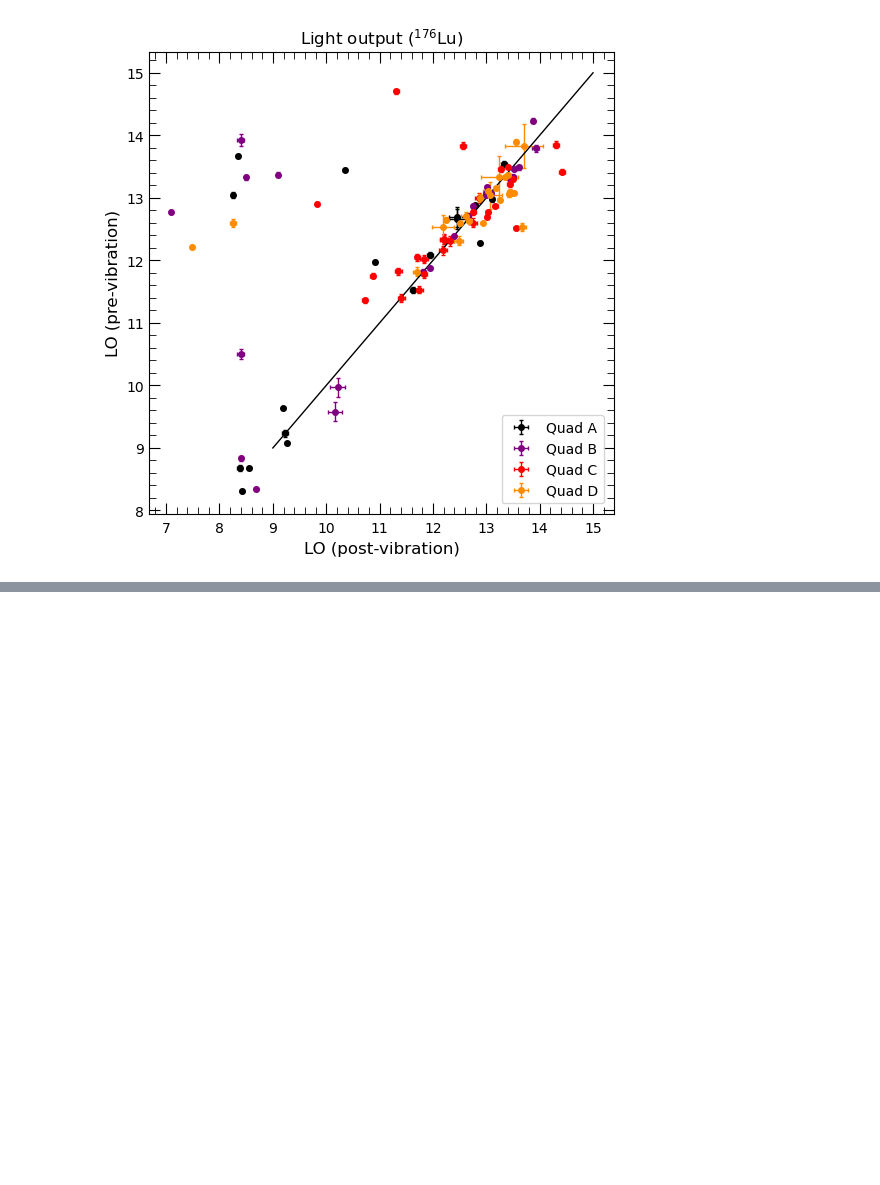
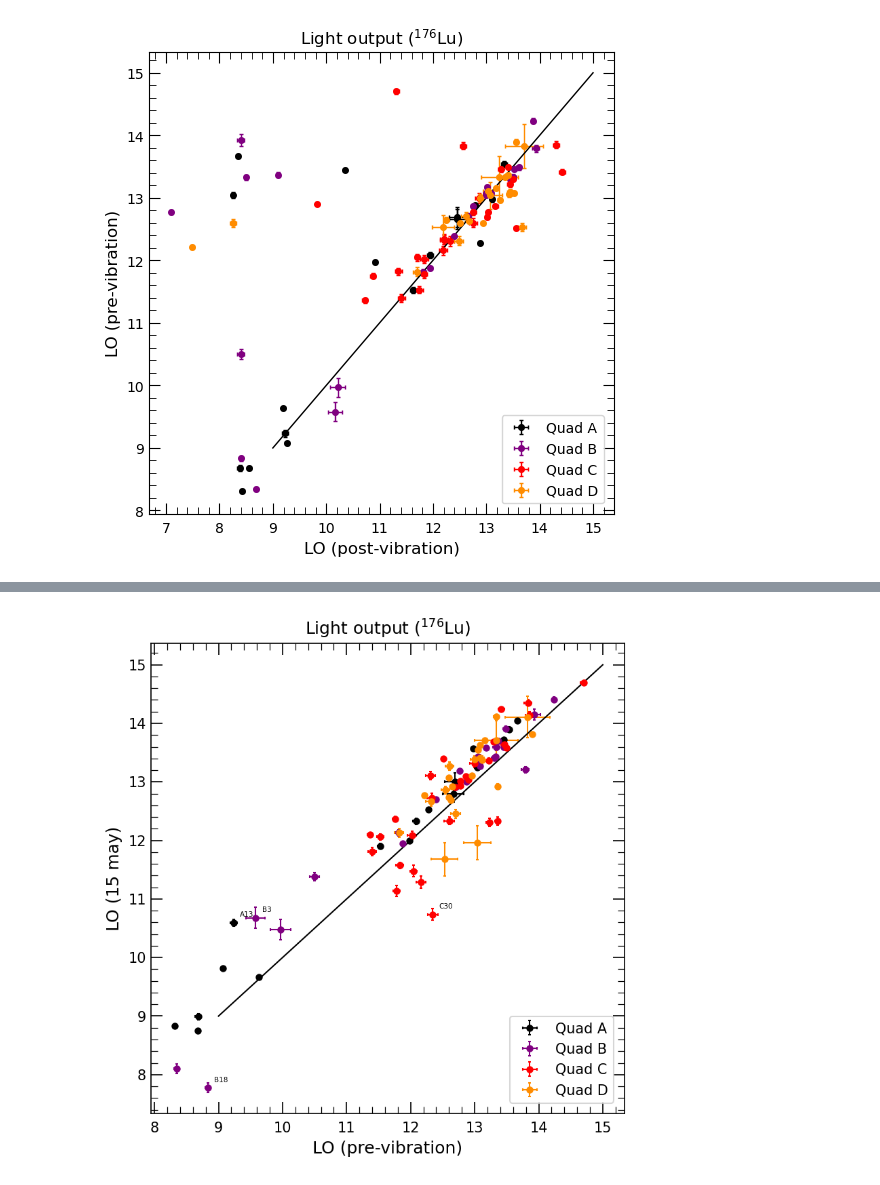
Before and after one commit to peppedilillo/notebooks, a Jupyter notebook: fm5_tvac.ipynb, the cells around one changed output, grey strips where cells are left out. Saved outputs shown, nothing was run; the diff lists cells and outputs as text; code cells hidden in the pictures; blank space fills up the shorter version.

```diff
--- a/fm5_tvac.ipynb
+++ b/fm5_tvac.ipynb
@@ -164,0 +213,26 @@ plt.show()
+# %%
+plt.subplots(1, 1, figsize=(6,6), dpi=150)
+for quad, color in zip("ABCD",["black", "purple", "red", "darkorange"]):
+    indeces = slo_15may_calib[quad]["light_out"].index.intersection(slo_previb_calib[quad]["light_out"].index)
+    plt.errorbar(
+        slo_previb_calib[quad]["light_out"][indeces],
+        slo_15may_calib[quad]["light_out"][indeces],
+        xerr=slo_previb_calib[quad]["light_out_err"][indeces],
+        yerr=slo_15may_calib[quad]["light_out_err"][indeces],
+        c=color, capsize=1.1,
+        fmt = "o", label=f"Quad {quad}")
+    for ch in indeces:
+        x = slo_previb_calib[quad]["light_out"].loc[ch]
+        y = slo_15may_calib[quad]["light_out"].loc[ch]
+        if abs(y - x) / x > .1:
+            epsilon = .1
+            plt.text(x + epsilon, y + epsilon, f"{quad}{ch}", size=5)
+xs = np.linspace(9, 15, 100)
+plt.plot(xs, xs)
+plt.xlabel("LO (pre-vibration)")
+plt.ylabel("LO (15 may)")
+plt.title("Light output ($^{176}$Lu)")
+plt.legend(loc = 4)
+plt.show()
+# %% [output]
+[figure, added]
```
Also changed, not shown: parts of 9 cells of this notebook.
